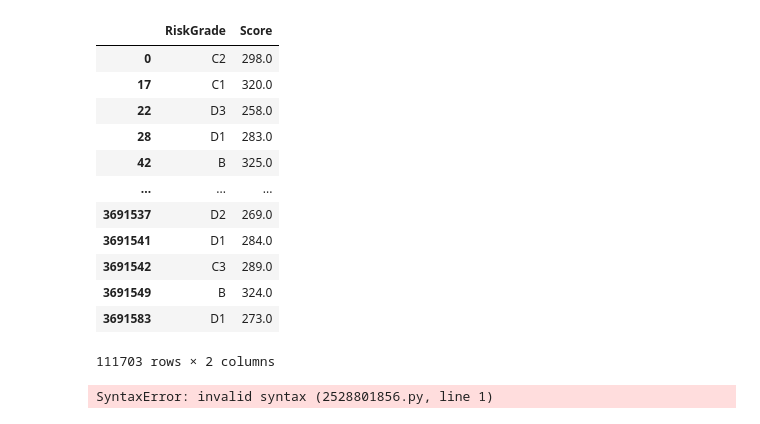
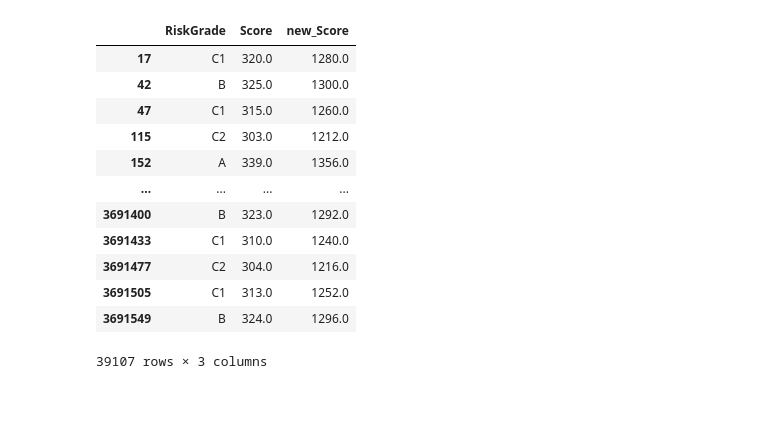
Before and after one commit to Qubdi/ScoringPy, a Jupyter notebook: ScoringPy/test.ipynb, the cells around one changed output. Cells and saved outputs as stored; diff of their text form; code cells hidden in the pictures.

Commit message:
update preprocessing

```diff
--- a/ScoringPy/test.ipynb
+++ b/ScoringPy/test.ipynb
@@ -107,20 +68,39 @@ woe_analysis.IV_excel
-# %%
-X_train
-# %% [output]
-|  | RiskGrade | Score |
-| 0 | C2 | 298.0 |
-| 17 | C1 | 320.0 |
-| 22 | D3 | 258.0 |
-| 28 | D1 | 283.0 |
-| 42 | B | 325.0 |
-| ... | ... | ... |
-| 3691537 | D2 | 269.0 |
-| 3691541 | D1 | 284.0 |
-| 3691542 | C3 | 289.0 |
-| 3691549 | B | 324.0 |
-| 3691583 | D1 | 273.0 |
-111703 rows × 2 columns
-# %%
-woe_analysis.continuous().
-# %% [output]
-SyntaxError: invalid syntax (2528801856.py, line 1)
+# %%
+from Preprocessing import Preprocessing, WoE_Binning
+
+
+# Example usage
+def step1(df):
+    # Example transformation: Add a new column
+    df['new_Score'] = df['Score'] * 4
+    return df
+
+def step2(df):
+    # Example transformation: Filter data
+    return df[df['new_Score'] > 1200]
+
+
+
+# Create the pipeline
+pipeline = Preprocessing()
+pipeline.add_step(step1)
+pipeline.add_step(step2)
+
+
+# Apply the pipeline
+transformed_data = pipeline.apply(X_train)
+transformed_data
+# %% [output]
+|  | RiskGrade | Score | new_Score |
+| 17 | C1 | 320.0 | 1280.0 |
+| 42 | B | 325.0 | 1300.0 |
+| 47 | C1 | 315.0 | 1260.0 |
+| 115 | C2 | 303.0 | 1212.0 |
+| 152 | A | 339.0 | 1356.0 |
+| ... | ... | ... | ... |
+| 3691400 | B | 323.0 | 1292.0 |
+| 3691433 | C1 | 310.0 | 1240.0 |
+| 3691477 | C2 | 304.0 | 1216.0 |
+| 3691505 | C1 | 313.0 | 1252.0 |
+| 3691549 | B | 324.0 | 1296.0 |
+39107 rows × 3 columns
```
Also changed, not shown: parts of 9 cells of this notebook, 2 other files.
